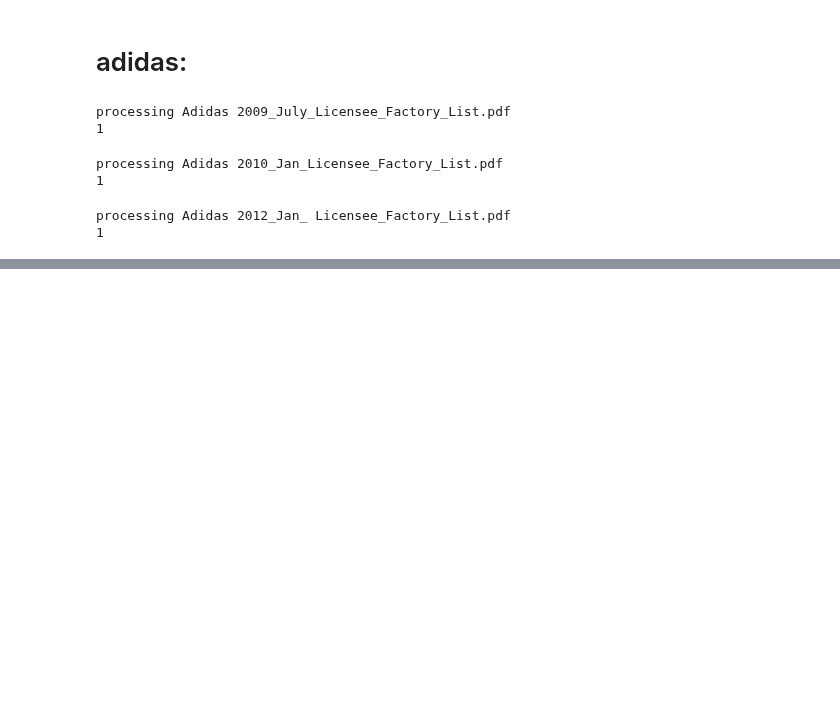
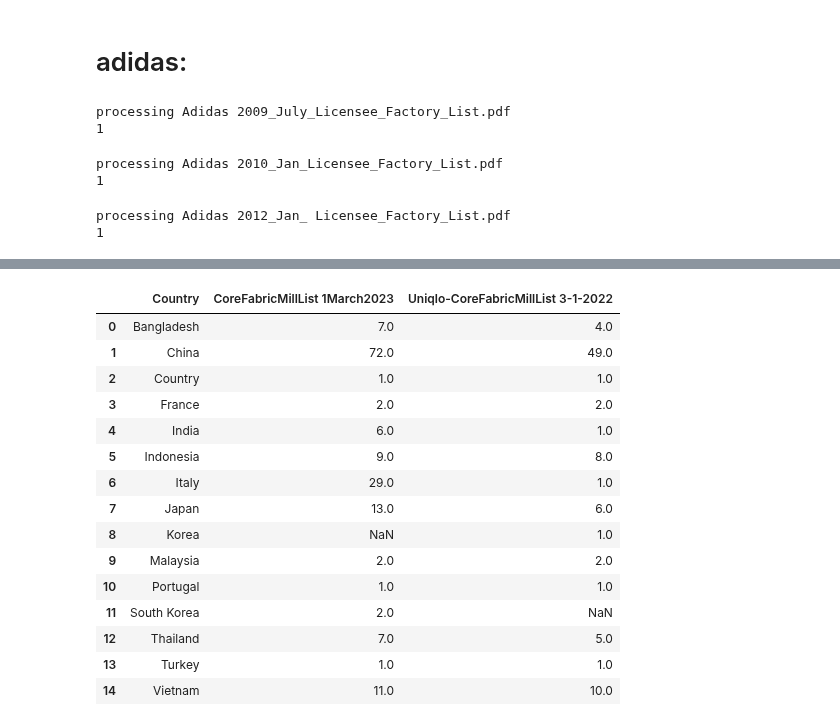
Before and after one commit to xolyn/labor_audit, a Jupyter notebook: LingyuZhou/FA24/FactoriesTable.BW/extract.ipynb, the cells around one changed output, grey strips where cells are left out. Cells and saved outputs as stored; diff of their text form; code cells hidden in the pictures; blank space fills up the shorter version.

```diff
--- a/LingyuZhou/FA24/FactoriesTable.BW/extract.ipynb
+++ b/LingyuZhou/FA24/FactoriesTable.BW/extract.ipynb
@@ -43,0 +107,22 @@ adidas.to_excel('adidas.xlsx',index=0)
+# %%
+fr2022_3_1=pd.read_excel('files/FastRetailing-Uniqlo-CoreFabricMillList 3-1-2022.xlsx',names=['.','Country','Factory name','Adress'])
+fr2022_3_1.drop(fr2022_3_1.columns[0],axis=1).iloc[4:]
+frResult=pd.merge(frResult,pd.DataFrame(fr2022_3_1.Country.value_counts()).rename({'count':'Uniqlo-CoreFabricMillList 3-1-2022'},axis=1), on='Country', how='outer')
+frResult
+# %% [output]
+|  | Country | CoreFabricMillList 1March2023 | Uniqlo-CoreFabricMillList 3-1-2022 |
+| 0 | Bangladesh | 7.0 | 4.0 |
+| 1 | China | 72.0 | 49.0 |
+| 2 | Country | 1.0 | 1.0 |
+| 3 | France | 2.0 | 2.0 |
+| 4 | India | 6.0 | 1.0 |
+| 5 | Indonesia | 9.0 | 8.0 |
+| 6 | Italy | 29.0 | 1.0 |
+| 7 | Japan | 13.0 | 6.0 |
+| 8 | Korea | NaN | 1.0 |
+| 9 | Malaysia | 2.0 | 2.0 |
+| 10 | Portugal | 1.0 | 1.0 |
+| 11 | South Korea | 2.0 | NaN |
+| 12 | Thailand | 7.0 | 5.0 |
+| 13 | Turkey | 1.0 | 1.0 |
+| 14 | Vietnam | 11.0 | 10.0 |
```
Also changed, not shown: parts of 13 cells of this notebook, 9 other files.
